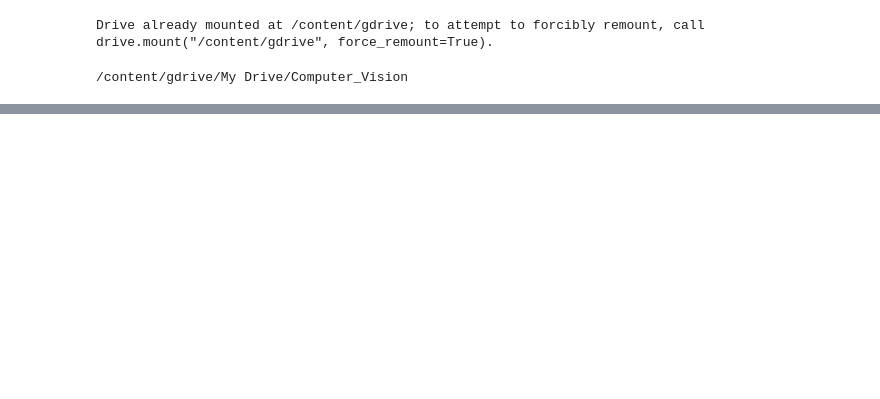
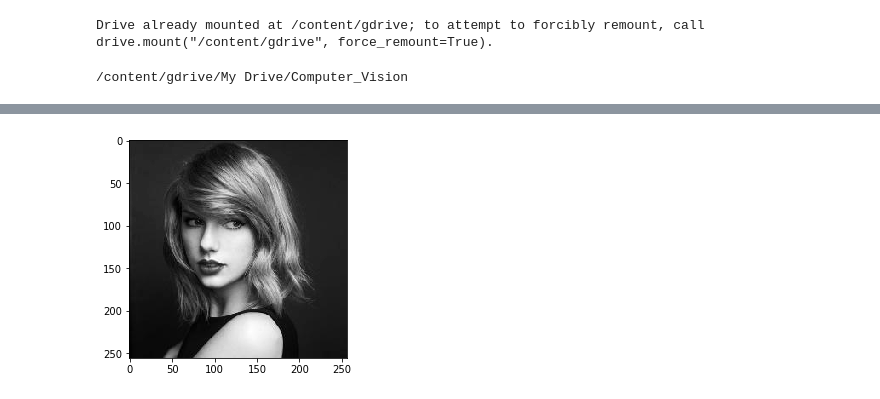
Before and after one commit to vimalkumarasamy/computer_vision, a Jupyter notebook: CV_Task1_Edge_detection.ipynb, the cells around one changed output, grey strips where cells are left out. Cells and saved outputs as stored; diff of their text form; code cells hidden in the pictures; blank space fills up the shorter version.

```diff
--- a/CV_Task1_Edge_detection.ipynb
+++ b/CV_Task1_Edge_detection.ipynb
@@ -225,0 +252,11 @@ if __name__ == "__main__":
+# %%
+# plotting the raw image
+img_path='proj1-task1.jpg'
+img=read_image(img_path)
+
+import matplotlib.pyplot as plt
+import numpy as np
+plt.imshow(img, cmap="gray")
+plt.show()
+# %% [output]
+[figure, added]
```
Also changed, not shown: parts of 8 cells of this notebook.
